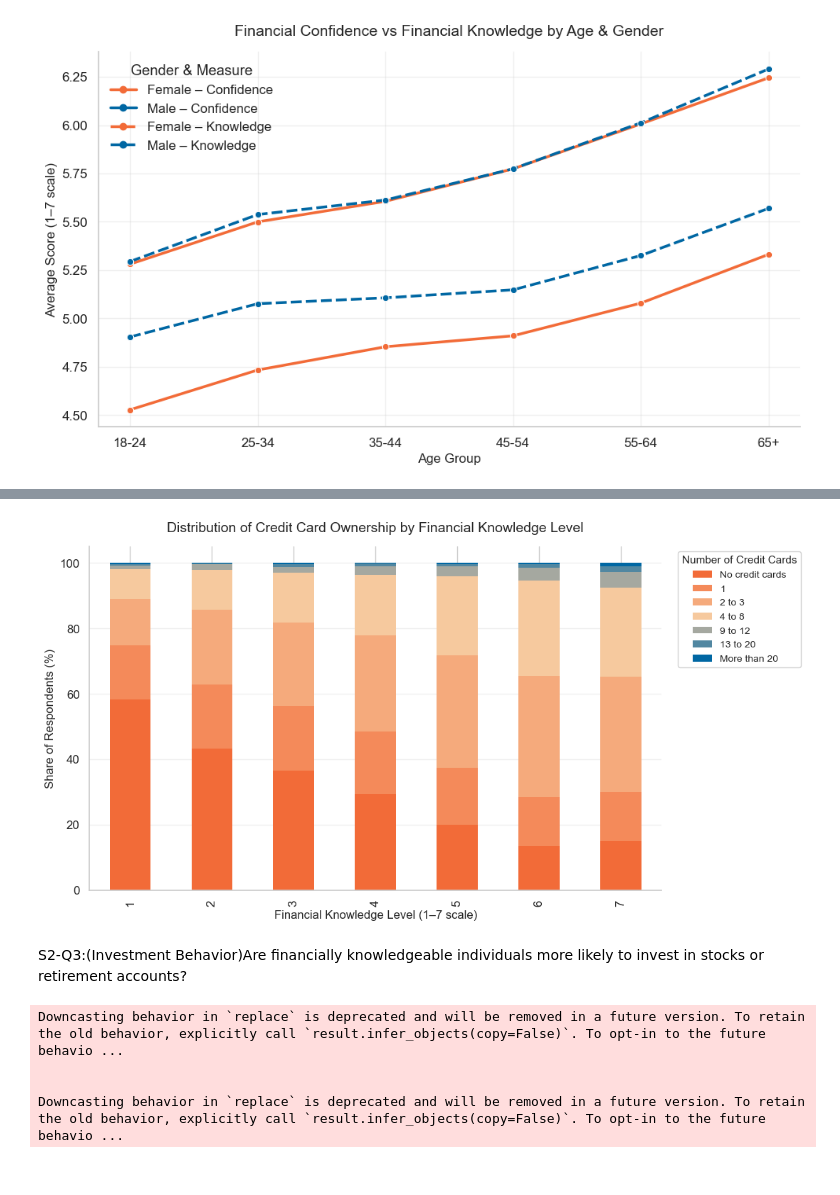
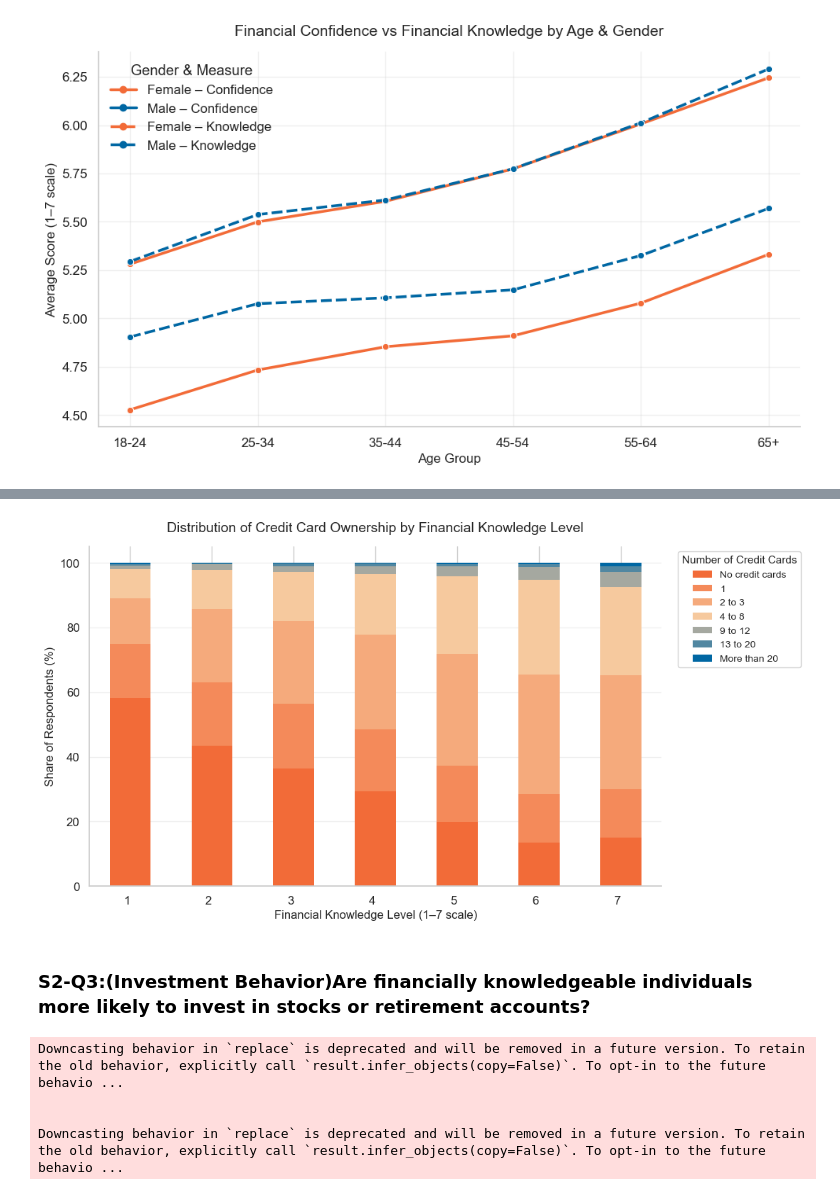
Before and after one commit to Fasty8/ba780-fall25-a08, a Jupyter notebook: FINRA National Financial Capability Study/yinyue_Visualizations.ipynb, the cells around one changed output, grey strips where cells are left out. Drawn from its saved outputs; the diff is of its cells as text; code cells hidden in the pictures.

```diff
--- a/FINRA National Financial Capability Study/yinyue_Visualizations.ipynb
+++ b/FINRA National Financial Capability Study/yinyue_Visualizations.ipynb
@@ -581,36 +582,39 @@ pct = ct.div(ct.sum(axis=1), axis=0) * 100  # row-wise percentages
 
 # --- Step 3: Plot stacked bar chart ---
 fig, ax = plt.subplots(figsize=(11, 6))
 pct.plot(
     kind="bar",
     stacked=True,
     colormap=sunset_orange_blue,
     edgecolor="none",
     ax=ax
 )
 
 ax.set_title("Distribution of Credit Card Ownership by Financial Knowledge Level", fontsize=14, pad=15)
 ax.set_xlabel("Financial Knowledge Level (1–7 scale)", fontsize=12)
 ax.set_ylabel("Share of Respondents (%)", fontsize=12)
 ax.grid(axis="y", alpha=0.3)
 sns.despine(ax=ax)
 
+#Rotate x-axis labels
+ax.set_xticklabels(ax.get_xticklabels(), rotation=360, ha="right")
+
 # Legend outside on the right
 ax.legend(
     title="Number of Credit Cards",
     bbox_to_anchor=(1.02, 1.00),
     loc="upper left",
     frameon=True, facecolor="white", framealpha=0.9,
     fontsize=10, title_fontsize=11
 )
 fig.subplots_adjust(right=0.78)
 
 plt.tight_layout()
 plt.show()
 # %% [output]
-[figure, old version]
+[figure, new version]
 # %% [markdown]
-S2-Q3:(Investment Behavior)Are financially knowledgeable individuals more likely to invest in stocks or retirement accounts?
+### S2-Q3:(Investment Behavior)Are financially knowledgeable individuals more likely to invest in stocks or retirement accounts?
 # %%
 # --- Step 1: Clean and normalize knowledge & investment columns ---
 df["Financial Knowledge (num)"] = pd.to_numeric(df["Financial Knowledge"], errors="coerce")
```
Also changed, not shown: parts of 32 cells of this notebook.
